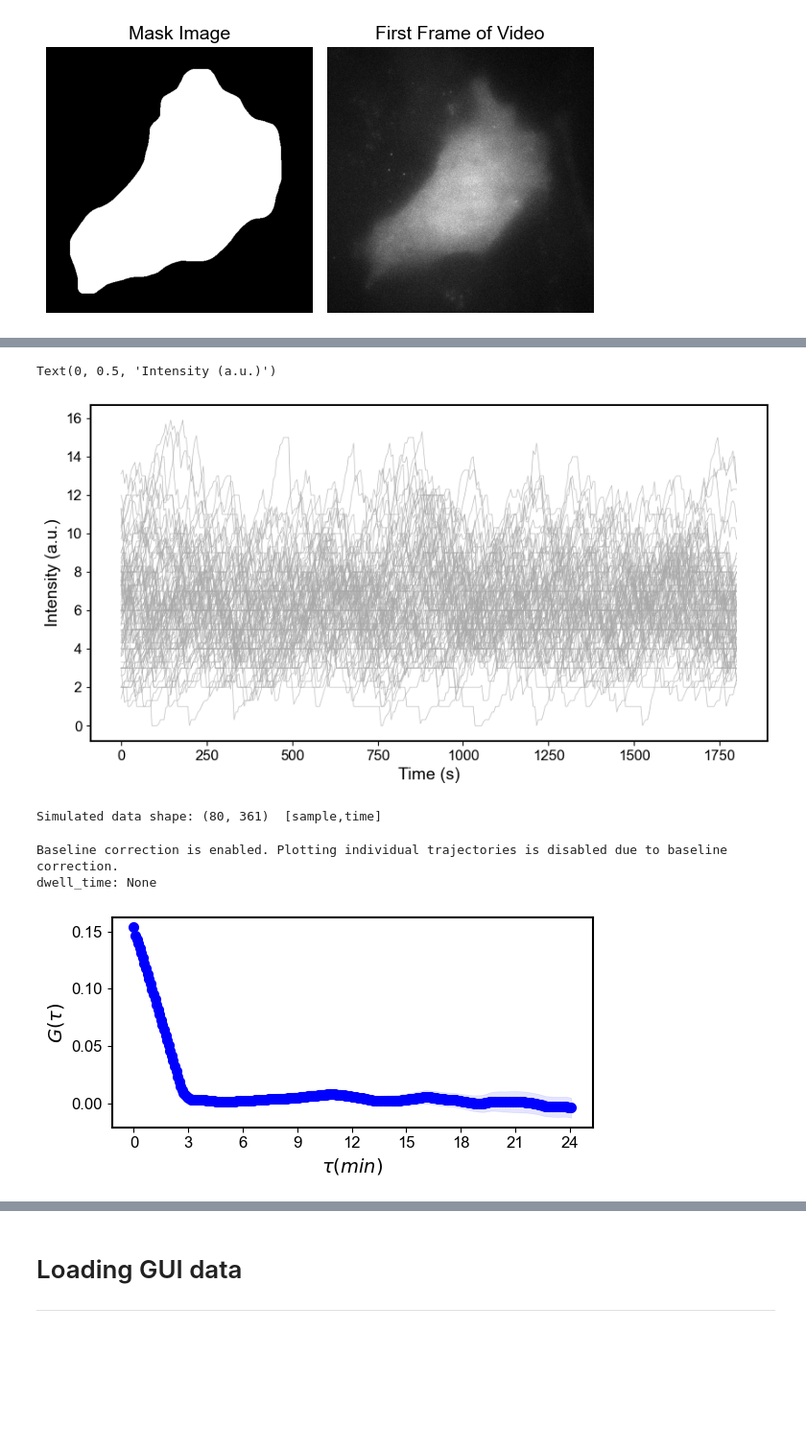
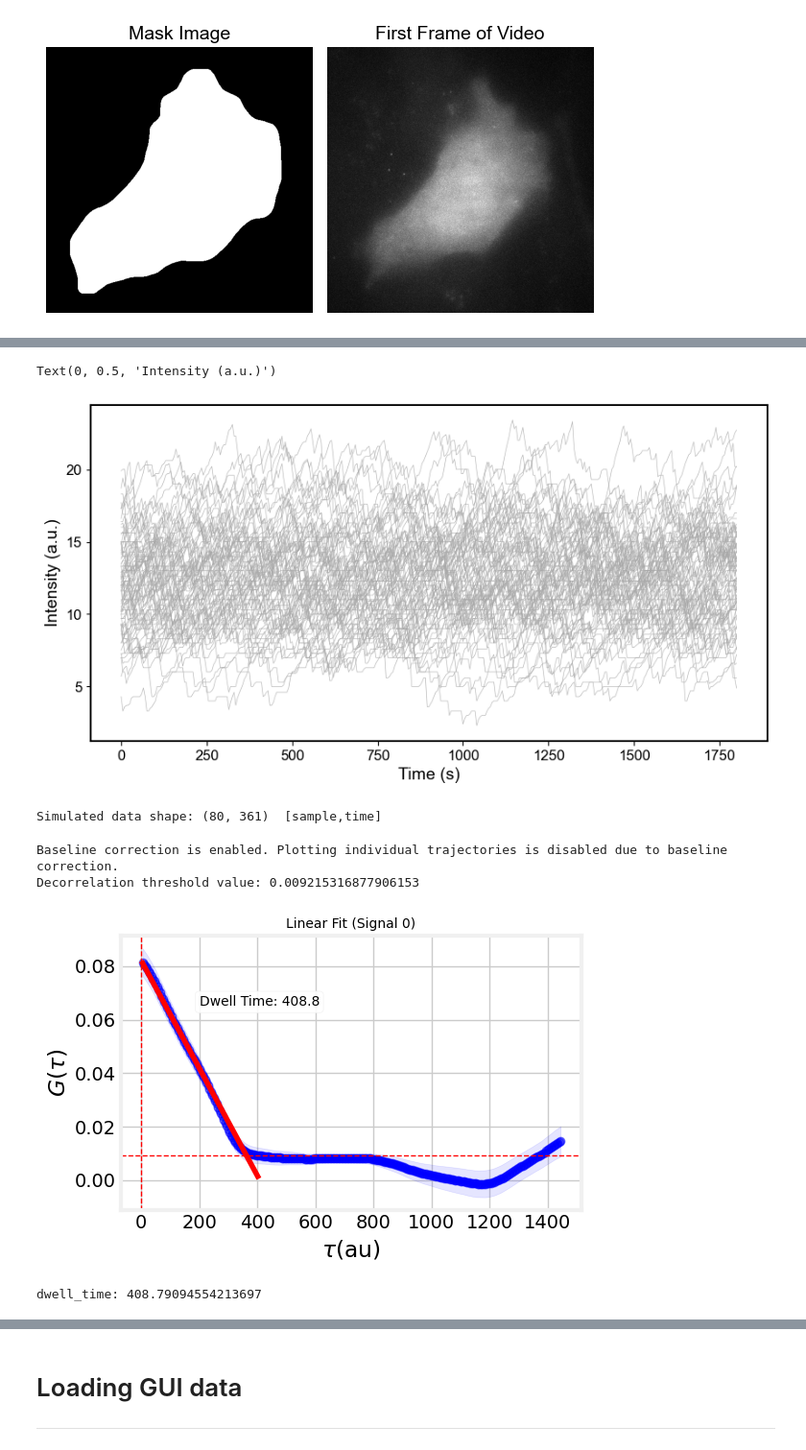
Before and after one commit to ningzhaoAnschutz/microlive, a Jupyter notebook: notebooks/GUI_paper_SI/notebook_simulations.ipynb, the cells around one changed output, grey strips where cells are left out. Shown at 96% size. Cells and saved outputs as stored; diff of their text form; code cells hidden in the pictures; blank space fills up the shorter version.

```diff
--- a/notebooks/GUI_paper_SI/notebook_simulations.ipynb
+++ b/notebooks/GUI_paper_SI/notebook_simulations.ipynb
@@ -38,9 +36,9 @@ plt.rcParams.update({
 # %%
 rsnapsim_dir = r'/Users/nzlab-la/Desktop/rSNAPsim'
 rsnaped_dir = r'/Users/nzlab-la/Desktop/rSNAPed'
-gene_file = Path('/Users/nzlab-la/Desktop/micro/notebooks/GUI_paper_SI/pTM001 (pUB_smHA_KDM5B_MS2).dna')
-rsnaped_settings_yaml = r'/Users/nzlab-la/Desktop/micro/notebooks/GUI_paper_SI/kdm5b.yaml'
-results_dir = Path('/Users/nzlab-la/Desktop/micro/notebooks/GUI_paper_SI')
+gene_file = Path('/Users/nzlab-la/Desktop/microlive/notebooks/GUI_paper_SI/pGG001(smHA-KDM5B-15xBoxB-24xMS2).dna')
+rsnaped_settings_yaml = r'/Users/nzlab-la/Desktop/microlive/notebooks/GUI_paper_SI/kdm5b.yaml'
+results_dir = Path('/Users/nzlab-la/Desktop/microlive/notebooks/GUI_paper_SI')
 # %%
 import os
 homedir =r'/Users/nzlab-la/Desktop/rsnaped/notebooks_final'
@@ -89,26 +87,28 @@ if show_mask_image := True:
 # %% [output]
 [figure]
 # %%
-
 # Run simulation or load the simulated cell
-run_simulation = False
+run_simulation = True
 if run_simulation == True:
     # Making the simulated cell class off of the kdm5b yaml
     simulated_cell_KDM5B = rsed.SimCell2D(video, mask_image, rsnaped_settings_yaml)
     # overwrite mRNA 1, manually overwrite the kdm5b yaml with the correct CDS since by default it uses the first largest CDS.
     _,_,tagged_CDSs,_ = rsnp.seqmanip.open_seq_file(str(gene_file), add_tag=False)
-    KDM5B = tagged_CDSs['-1'][0]
+    KDM5B = tagged_CDSs['+1'][0]
     #set the correct ki, ke from the yaml
     KDM5B.ki = simulated_cell_KDM5B.mRNAs[0].mRNAs['parameters'][0]
     KDM5B.ke_mu = simulated_cell_KDM5B.mRNAs[0].mRNAs['parameters'][1]
     simulated_cell_KDM5B.mRNAs[0].mRNA_model = KDM5B #mRNA species 0's model = this new poi
     KDM5B.visualize_mrna_strand()
-    gene_length = tagged_CDSs['-1'][0].CDS_length
-    print(f"Gene length: {tagged_CDSs['-1'][0].CDS_length} bp")
+    gene_length = tagged_CDSs['+1'][0].CDS_length
+    print(f"Gene length: {tagged_CDSs['+1'][0].CDS_length} bp")
     # print the simulation parameters
     print(f"ki: {KDM5B.ki}, ke_mu: {KDM5B.ke_mu}")
+    # print the diffusion rates used
+    print(f"Diffusion rates: {simulated_cell_KDM5B.mRNAs[0].mRNAs['parameters'][2:]}"  )
     # randomizing diffusion rates a bit
-    simulated_cell_KDM5B.D = np.random.rand(n_spots)*3 + np.random.rand(n_spots)
+    #simulated_cell_KDM5B.D = np.random.rand(n_spots)*3 + np.random.rand(n_spots)
+    print(f"Diffusion rates: {simulated_cell_KDM5B.D}"  )
     video_array, simulated_intensity, spot_positions = simulated_cell_KDM5B.gen(n_spots, t, verbose=1, disk_buffer=False, buffer_size=25) #generate a video
     simulated_cell_KDM5B.mRNAs[0].mRNAs['parameters']
     #save the tif and intensity/spot positions
@@ -119,6 +119,7 @@ if run_simulation == True:
 else:
     # Load the simulated cell
     video_array = imread(results_dir.joinpath('smHA-KDM5B.tif'))
+    video_array = video_array[:,0,:,:,:] # Ensure the video is in float32 format
     simulated_intensity = np.load(results_dir.joinpath('simulated_intensity.npz'))['arr_0']
     spot_positions = np.load(results_dir.joinpath('spot_positions.npz'))['arr_0']
     simulated_cell_KDM5B = rsed.SimCell2D(video_array, mask_image, rsnaped_settings_yaml)
@@ -134,5 +135,6 @@ else:
     print(f"Gene length: {tagged_CDSs['-1'][0].CDS_length} bp")
     # print the simulation parameters
     print(f"ki: {KDM5B.ki}, ke_mu: {KDM5B.ke_mu}")
+    print(f"Diffusion rates: {simulated_cell_KDM5B.mRNAs[0].mRNAs['parameters'][2:]}"  )
 # %% [output]
 Gene length: 1910 bp
@@ -206,14 +211,12 @@ if show_mask_image == True:
 # plot the simulated intensity
 fig, ax = plt.subplots(figsize=(10,5))
 for i in range(simulated_intensity.shape[0]):
-    #ax.plot(t, simulated_intensity[i,:,0].T, label='Channel 1', color='red')
     ax.plot(t, simulated_intensity[i,:,1].T, label='Channel 2', color='darkgray', alpha=0.8, linewidth=0.5)
-    #ax.plot(t, simulated_intensity[i,:,2].T, label='Channel 3'  , color='blue')
 ax.set_xlabel('Time (s)')
 ax.set_ylabel('Intensity (a.u.)')
 # %% [output]
 Text(0, 0.5, 'Intensity (a.u.)')
-[figure, old version]
+[figure, new version]
 # %%
 simulated_intensity_data = simulated_intensity[:,:,1]
 print(f"Simulated data shape: {simulated_intensity_data.shape}"   , " [sample,time] ")
@@ -295,33 +282,31 @@ def plot_correlation_comparison(mean_correlation, std_correlation, lags,
 # %%
 
 mean_correlation_ssa, std_correlation_ssa, lags, correlations_array, dwell_time = mi.Correlation(primary_data=simulated_intensity_data,
-                                                                                    max_lag=max_lag,
+                                                                                    max_lag=360,
                                                                                     nan_handling='forward_fill',  #forward_fill, 'ignore'
                                                                                     shift_data=True,
                                                                                     return_full=False,
                                                                                     time_interval_between_frames_in_seconds=framerate,
                                                                                     use_bootstrap=True,
-                                                                                    show_plot=False,
-                                                                                    start_lag=0,
+                                                                                    show_plot=True,
+                                                                                    start_lag=1,
                                                                                     fit_type='linear',
                                                                                     de_correlation_threshold=0.005,
-                                                                                    index_max_lag_for_fit = 45,
+                                                                                    index_max_lag_for_fit = 80,
                                                                                     correct_baseline=True,
                                                                                     use_linear_projection_for_lag_0=True,
                                                                                     save_plots=False,
                                                                                     use_global_mean= False,
-                                                                                    remove_outliers = remove_outliers,
-                                                                                    MAD_THRESHOLD_FACTOR = MAD_THRESHOLD_FACTOR,
+                                                                                    remove_outliers = False,
+                                                                                    MAD_THRESHOLD_FACTOR = 5,
                                                                                     plot_individual_trajectories = False,
                                                                                     y_axes_min_max_list_values = None, #y_axes_min_max_list_values,
-                                                                                    x_axes_min_max_list_values=x_axes_min_max_list_values,
+                                                                                    x_axes_min_max_list_values=None,
                                                                                     plot_title=None).run()
 
 print("dwell_time:", dwell_time)
-
-# plot the ACF
-#plot_correlation_comparison(mean_correlation_ssa, std_correlation_ssa, lags, plot_name=None, start_lag=0, show_legend = False, y_axes_min_max_list_values = y_axes_min_max_list_values,x_axes_min_max_list_values=x_axes_min_max_list_values)
 # %% [output]
 Baseline correction is enabled. Plotting individual trajectories is disabled due to baseline correction.
-dwell_time: None
+Decorrelation threshold value: 0.009215316877906153
-[figure, old version]
+[figure, new version]
+dwell_time: 408.79094554213697
```
Also changed, not shown: parts of 23 cells of this notebook, 5 other files.
